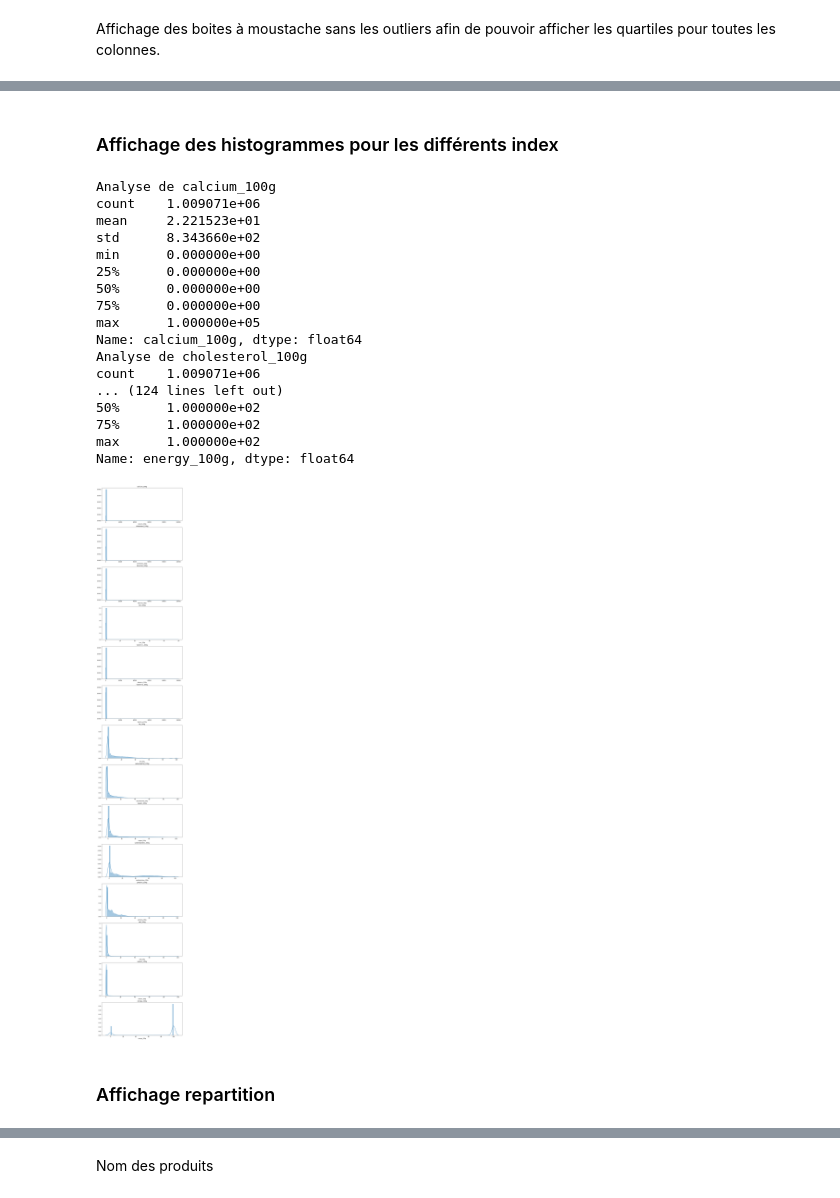
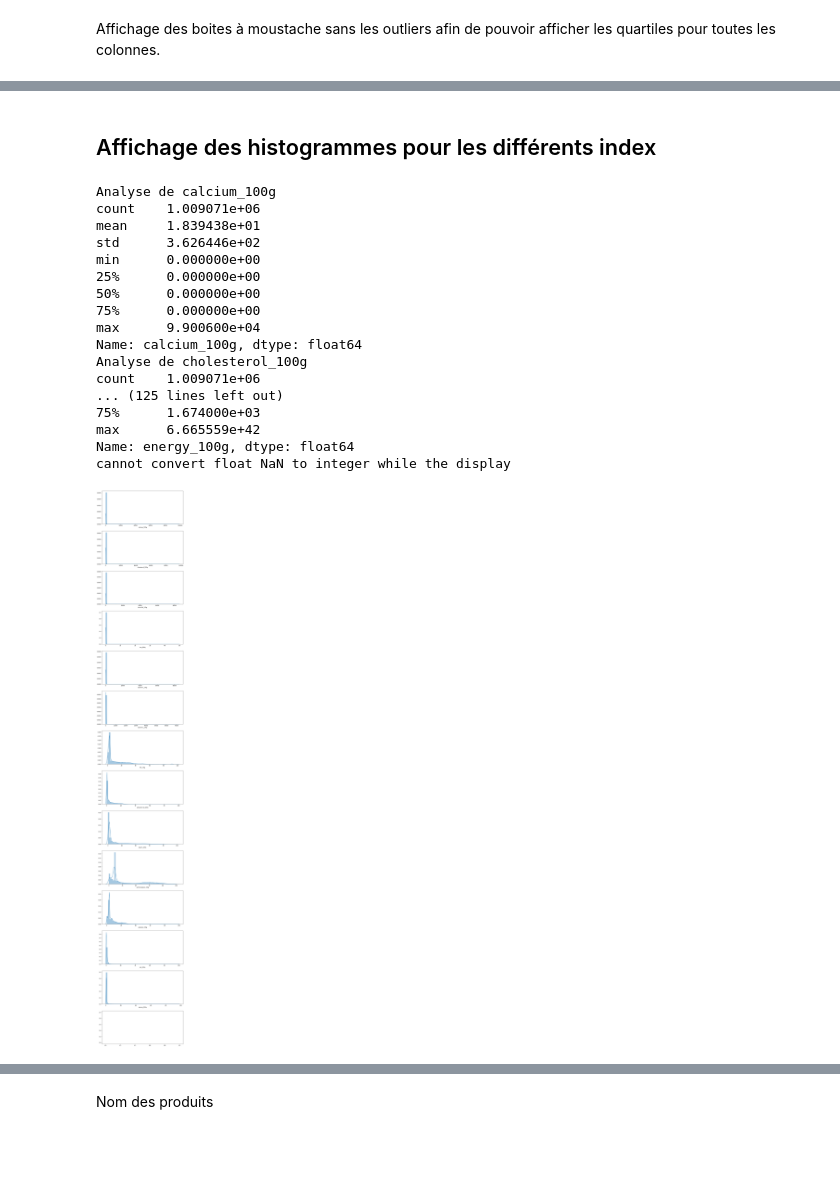
Before and after one commit to asaidomar/openclassrooms_projet3, a Jupyter notebook: projet3/main.ipynb, the cells around one changed output, grey strips where cells are left out. Saved outputs shown, nothing was run; the diff lists cells and outputs as text; code cells hidden in the pictures; blank space fills up the shorter version.

```diff
--- a/projet3/main.ipynb
+++ b/projet3/main.ipynb
@@ -253,7 +257,8 @@ all_columns = [
     'calcium_100g','cholesterol_100g', 'trans-fat_100g', 'iron_100g',
     'vitamin-c_100g', 'vitamin-a_100g', 'fat_100g', 'saturated-fat_100g',
     'sugars_100g', 'carbohydrates_100g', 'proteins_100g','salt_100g',
-    'sodium_100g', 'energy_100g'
+    'sodium_100g'
 ]
+energie = ["energy_100g"]
 categories_columns = ['code', 'product_name']
 # %% [markdown]
@@ -274,7 +279,3 @@ data_restricted_df.describe()
 | max | 950.000000 | 141.000000 | 369.000000 | 50.000000 | 716.981100 | 100.000000 | 8.748748e+06 | ... |
 # %% [markdown]
 On constate des données < 0 et d'autre > 100g, on va donc procéder à des remplacements
-# %%
-data_restricted_df[data_restricted_df <= 0] = 0
-data_restricted_df[data_restricted_df >= 100] = 100
-data_restricted_df[data_restricted_df.isnull()] = 0
@@ -300,0 +282,7 @@ See the caveats in the documentation: http://pandas.pydata.org/pandas-docs/stabl
+# %%
+# TODO: remplacer par la mediane
+
+for c in data_restricted_df.columns:
+    data_restricted_df[c][data_restricted_df[c] <= 0] = data_restricted_df[c].median()
+    data_restricted_df[data_restricted_df >= 100] = data_restricted_df[c].median()
+    data_restricted_df[data_restricted_df.isna()] = 0
@@ -301,4 +307,5 @@ See the caveats in the documentation: http://pandas.pydata.org/pandas-docs/stabl
 # %%
 # Vérification
+data_restricted_df["energy_100g"] = data_df["energy_100g"]
 data_restricted_df.describe()
 # %% [output]
@@ -372,37 +383,36 @@ for i, c in enumerate(data_restricted_df.columns):
 # %% [markdown]
-### Affichage des histogrammes pour les différents index
+## Affichage des histogrammes pour les différents index
 # %%
 #
-columns  = all_columns
+columns  = all_columns + ["energy_100g"]
+data_restricted_df[columns][data_restricted_df[columns].isna()] = 0
 n = len(columns)
 fig, ax = plt.subplots(n, 1, figsize=(12,n*6))
 
 for i, s in enumerate(columns):
     try:
         plt.sca(ax[i])
         print(f"Analyse de {s}")
         print(data_restricted_df[s].describe())
         sns.distplot(data_restricted_df[s], kde=True, norm_hist=True)
     except Exception as error:
         print(f'{error} while the display')
 # %% [output]
 Analyse de calcium_100g
 count    1.009071e+06
-mean     2.221523e+01
-std      8.343660e+02
+mean     1.839438e+01
+std      3.626446e+02
 min      0.000000e+00
 25%      0.000000e+00
 50%      0.000000e+00
 75%      0.000000e+00
-max      1.000000e+05
+max      9.900600e+04
 Name: calcium_100g, dtype: float64
 Analyse de cholesterol_100g
 count    1.009071e+06
-... (124 lines left out)
-50%      1.000000e+02
-75%      1.000000e+02
-max      1.000000e+02
+... (125 lines left out)
+75%      1.674000e+03
+max      6.665559e+42
 Name: energy_100g, dtype: float64
+cannot convert float NaN to integer while the display
-[figure, old version]
+[figure, new version]
-# %% [markdown]
-### Affichage repartition
```
Also changed, not shown: parts of 39 cells of this notebook, 3 other files.
